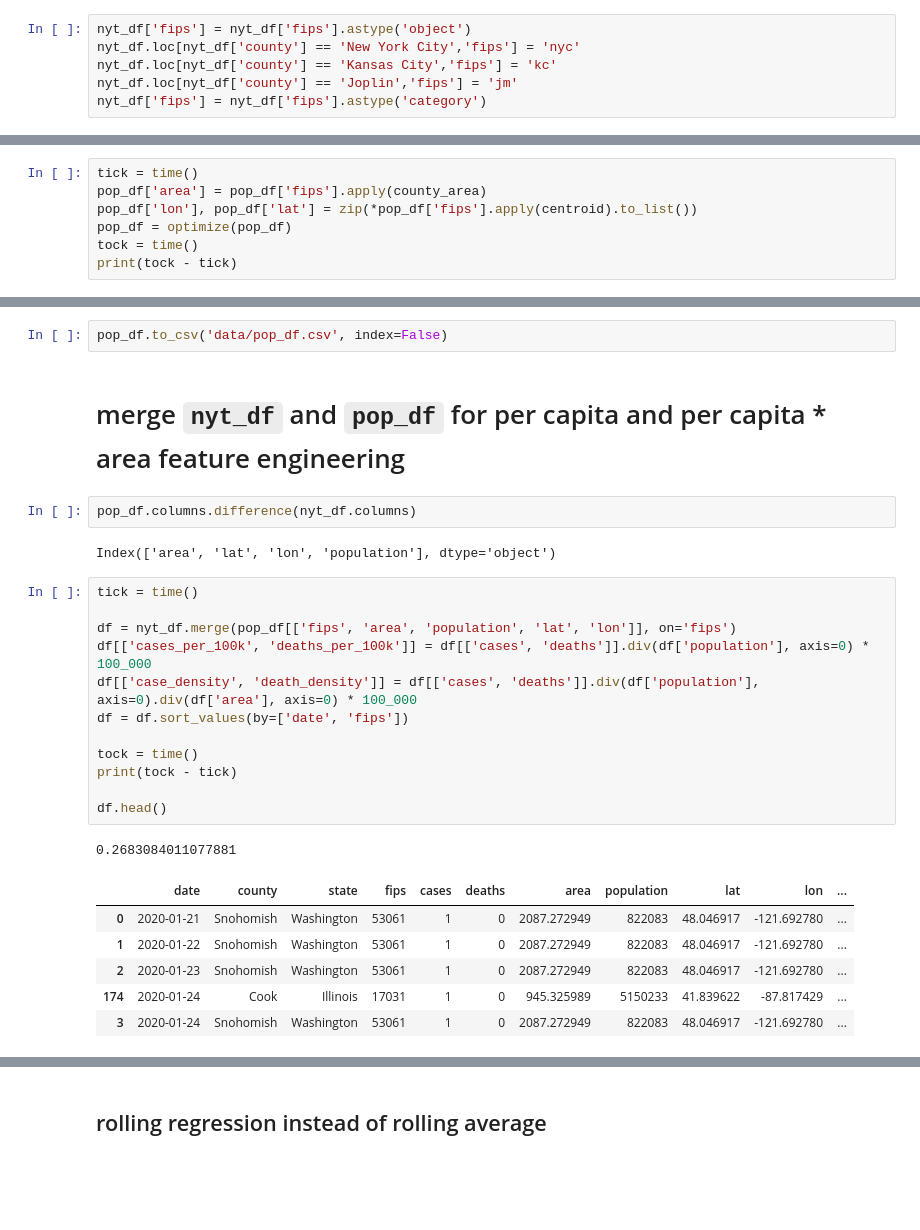
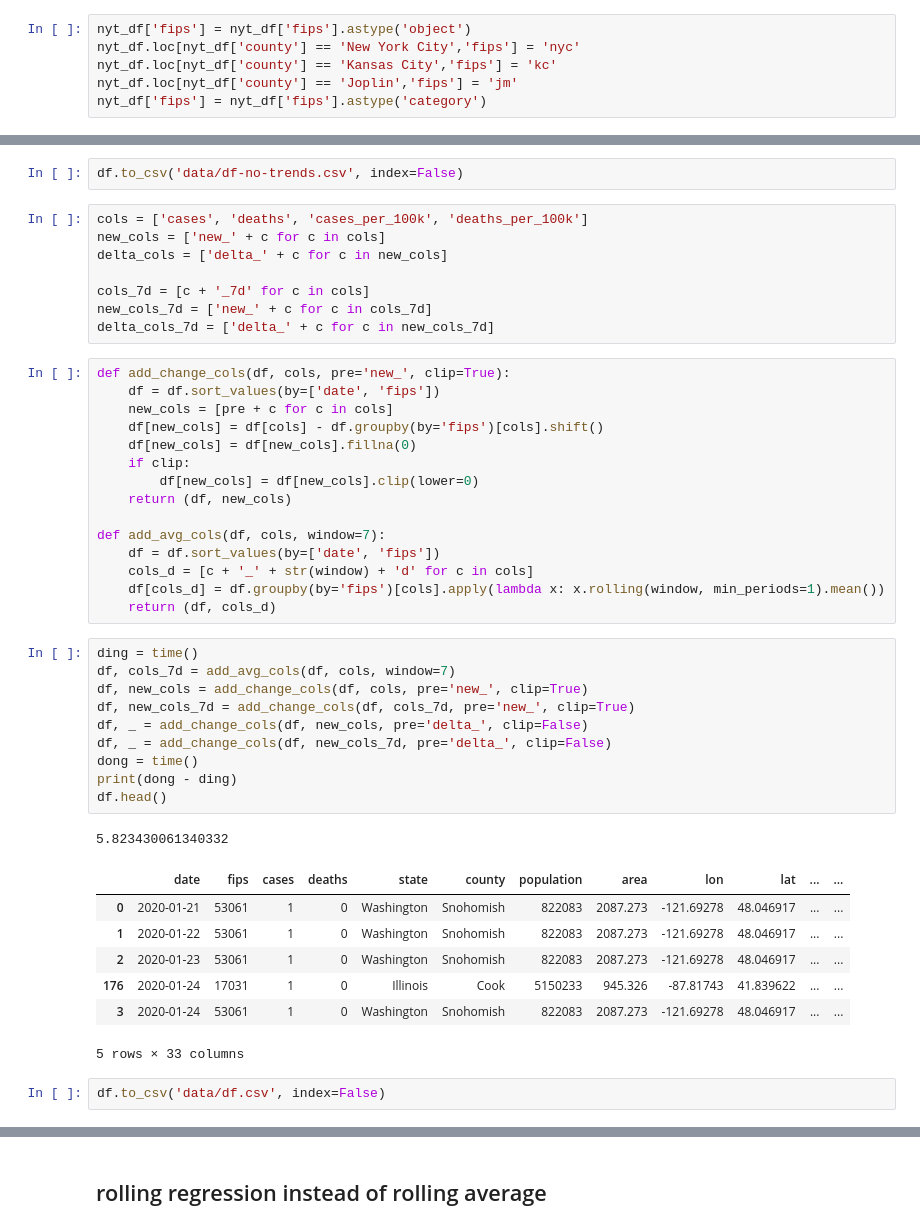
Before and after one commit to jydiw/covid-19-data, a Jupyter notebook: eda_nytimes-data.ipynb, the cells around one changed output, grey strips where cells are left out. Saved outputs shown, nothing was run; the diff lists cells and outputs as text; blank space fills up the shorter version.

```diff
--- a/eda_nytimes-data.ipynb
+++ b/eda_nytimes-data.ipynb
@@ -227,7 +190,0 @@ for fips in fips_to_add_to_json:
-# %%
-tick = time()
-pop_df['area'] = pop_df['fips'].apply(county_area)
-pop_df['lon'], pop_df['lat'] = zip(*pop_df['fips'].apply(centroid).to_list())
-pop_df = optimize(pop_df)
-tock = time()
-print(tock - tick)
@@ -245,28 +215,46 @@ pop_df.head()
+# %%
+df.to_csv('data/df-no-trends.csv', index=False)
+# %%
+cols = ['cases', 'deaths', 'cases_per_100k', 'deaths_per_100k']
+new_cols = ['new_' + c for c in cols]
+delta_cols = ['delta_' + c for c in new_cols]
+
+cols_7d = [c + '_7d' for c in cols]
+new_cols_7d = ['new_' + c for c in cols_7d]
+delta_cols_7d = ['delta_' + c for c in new_cols_7d]
+# %%
+def add_change_cols(df, cols, pre='new_', clip=True):
+    df = df.sort_values(by=['date', 'fips'])
+    new_cols = [pre + c for c in cols]
+    df[new_cols] = df[cols] - df.groupby(by='fips')[cols].shift()
+    df[new_cols] = df[new_cols].fillna(0)
+    if clip:
+        df[new_cols] = df[new_cols].clip(lower=0)
+    return (df, new_cols)
+
+def add_avg_cols(df, cols, window=7):
+    df = df.sort_values(by=['date', 'fips'])
+    cols_d = [c + '_' + str(window) + 'd' for c in cols]
+    df[cols_d] = df.groupby(by='fips')[cols].apply(lambda x: x.rolling(window, min_periods=1).mean())
+    return (df, cols_d)
+# %%
+ding = time()
+df, cols_7d = add_avg_cols(df, cols, window=7)
+df, new_cols = add_change_cols(df, cols, pre='new_', clip=True)
+df, new_cols_7d = add_change_cols(df, cols_7d, pre='new_', clip=True)
+df, _ = add_change_cols(df, new_cols, pre='delta_', clip=False)
+df, _ = add_change_cols(df, new_cols_7d, pre='delta_', clip=False)
+dong = time()
+print(dong - ding)
+df.head()
+# %% [output]
+5.823430061340332
+|  | date | fips | cases | deaths | state | county | population | area | lon | lat | ... | ... |
+| 0 | 2020-01-21 | 53061 | 1 | 0 | Washington | Snohomish | 822083 | 2087.273 | -121.69278 | 48.046917 | ... | ... |
+| 1 | 2020-01-22 | 53061 | 1 | 0 | Washington | Snohomish | 822083 | 2087.273 | -121.69278 | 48.046917 | ... | ... |
+| 2 | 2020-01-23 | 53061 | 1 | 0 | Washington | Snohomish | 822083 | 2087.273 | -121.69278 | 48.046917 | ... | ... |
+| 176 | 2020-01-24 | 17031 | 1 | 0 | Illinois | Cook | 5150233 | 945.326 | -87.81743 | 41.839622 | ... | ... |
+| 3 | 2020-01-24 | 53061 | 1 | 0 | Washington | Snohomish | 822083 | 2087.273 | -121.69278 | 48.046917 | ... | ... |
+5 rows × 33 columns
 # %%
-pop_df.to_csv('data/pop_df.csv', index=False)
+df.to_csv('data/df.csv', index=False)
-# %% [markdown]
-# merge `nyt_df` and `pop_df` for per capita and per capita * area feature engineering
-# %%
-pop_df.columns.difference(nyt_df.columns)
-# %% [output]
-Index(['area', 'lat', 'lon', 'population'], dtype='object')
-# %%
-tick = time()
-
-df = nyt_df.merge(pop_df[['fips', 'area', 'population', 'lat', 'lon']], on='fips')
-df[['cases_per_100k', 'deaths_per_100k']] = df[['cases', 'deaths']].div(df['population'], axis=0) * 100_000
-df[['case_density', 'death_density']] = df[['cases', 'deaths']].div(df['population'], axis=0).div(df['area'], axis=0) * 100_000
-df = df.sort_values(by=['date', 'fips'])
-
-tock = time()
-print(tock - tick)
-
-df.head()
-# %% [output]
-0.2683084011077881
-|  | date | county | state | fips | cases | deaths | area | population | lat | lon | ... |
-| 0 | 2020-01-21 | Snohomish | Washington | 53061 | 1 | 0 | 2087.272949 | 822083 | 48.046917 | -121.692780 | ... |
-| 1 | 2020-01-22 | Snohomish | Washington | 53061 | 1 | 0 | 2087.272949 | 822083 | 48.046917 | -121.692780 | ... |
-| 2 | 2020-01-23 | Snohomish | Washington | 53061 | 1 | 0 | 2087.272949 | 822083 | 48.046917 | -121.692780 | ... |
-| 174 | 2020-01-24 | Cook | Illinois | 17031 | 1 | 0 | 945.325989 | 5150233 | 41.839622 | -87.817429 | ... |
-| 3 | 2020-01-24 | Snohomish | Washington | 53061 | 1 | 0 | 2087.272949 | 822083 | 48.046917 | -121.692780 | ... |
```
Also changed, not shown: parts of 55 cells of this notebook, 6 other files.
